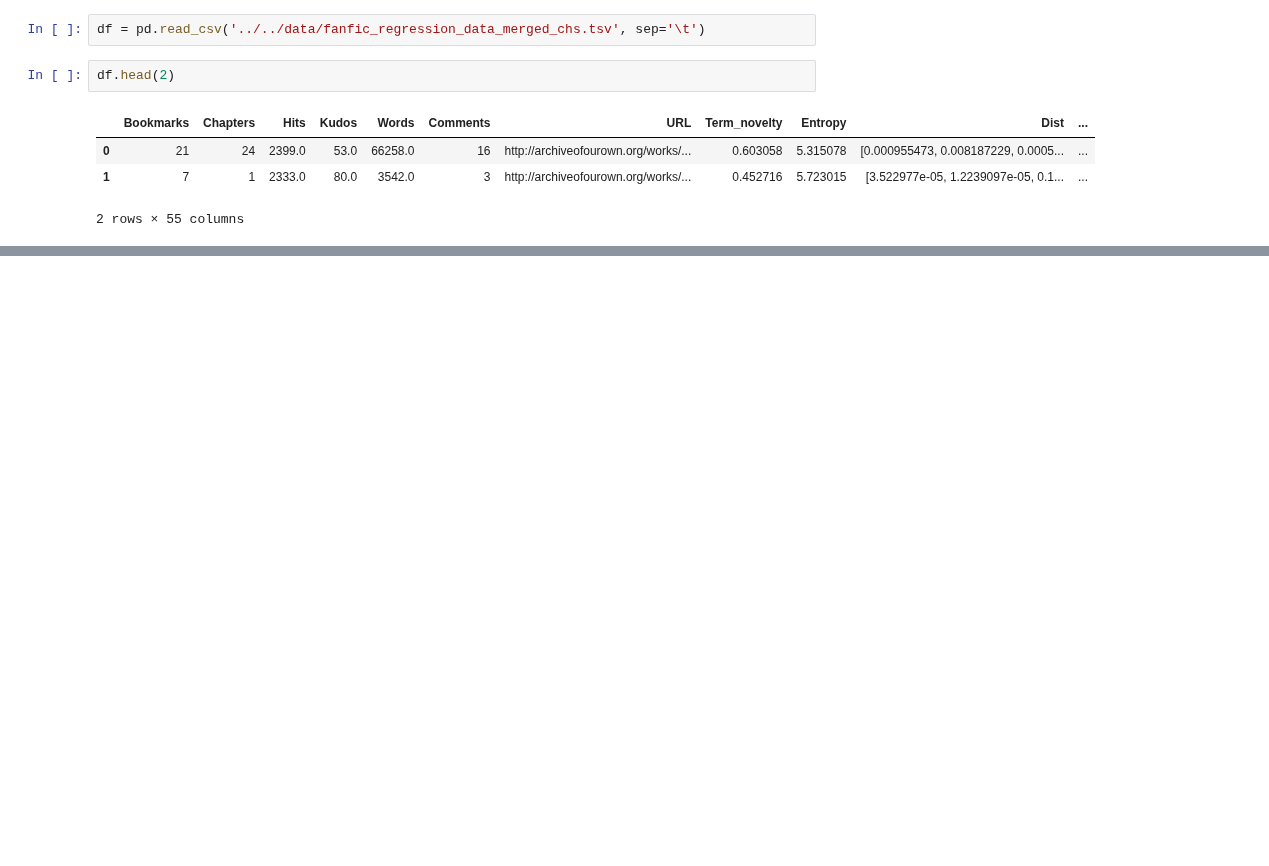
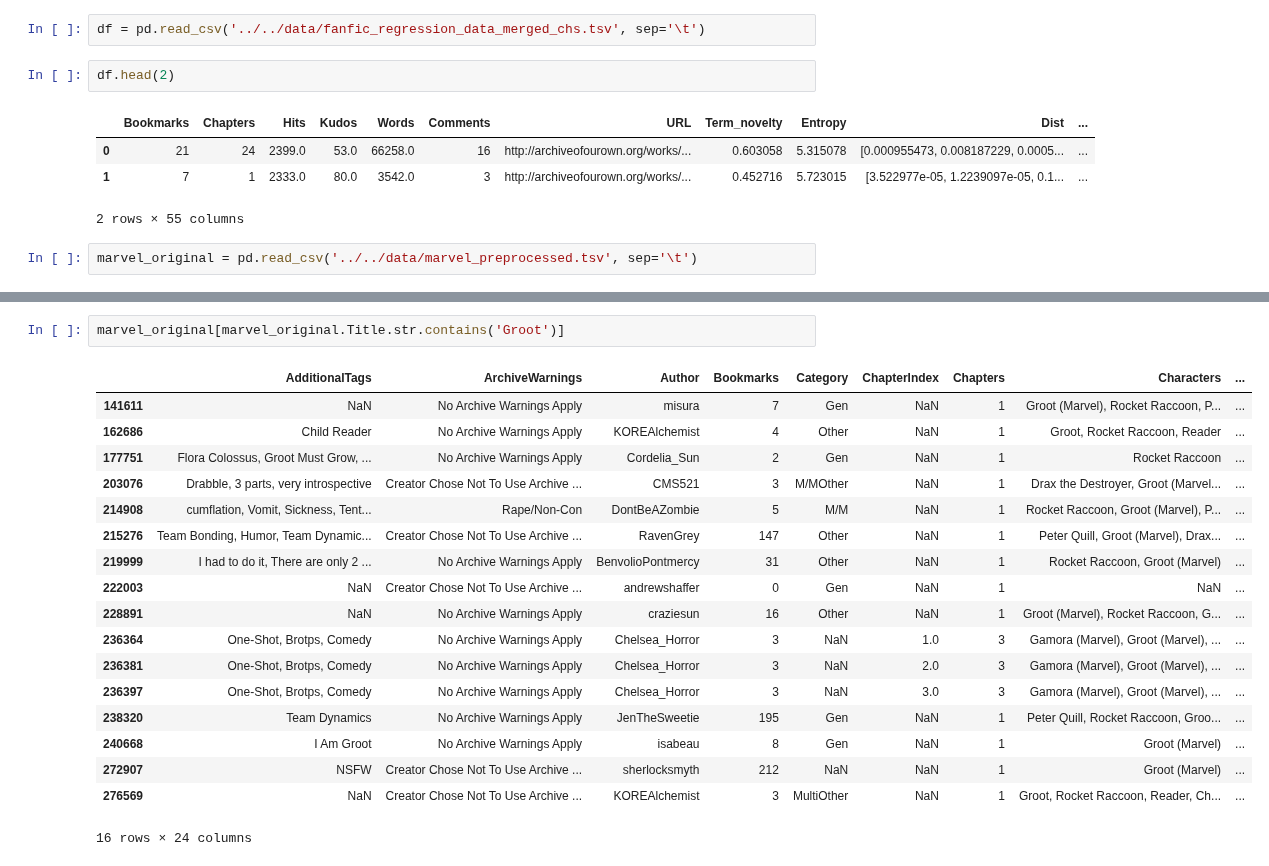
Before and after one commit to yzjing/ao3_old, a Jupyter notebook: exps/20190919_current_exps/high_novelty_histogram.ipynb, the cells around one changed output, grey strips where cells are left out. Saved outputs shown, nothing was run; the diff lists cells and outputs as text; blank space fills up the shorter version.

Commit message:
more look at original data

```diff
--- a/exps/20190919_current_exps/high_novelty_histogram.ipynb
+++ b/exps/20190919_current_exps/high_novelty_histogram.ipynb
@@ -143,3 +167,5 @@ df.head(2)
 | 0 | 21 | 24 | 2399.0 | 53.0 | 66258.0 | 16 | http://archiveofourown.org/works/... | 0.603058 | 5.315078 | [0.000955473, 0.008187229, 0.0005... | ... |
 | 1 | 7 | 1 | 2333.0 | 80.0 | 3542.0 | 3 | http://archiveofourown.org/works/... | 0.452716 | 5.723015 | [3.522977e-05, 1.2239097e-05, 0.1... | ... |
 2 rows × 55 columns
+# %%
+marvel_original = pd.read_csv('../../data/marvel_preprocessed.tsv', sep='\t')
@@ -145,0 +183,21 @@ df.head(2)
+# %%
+marvel_original[marvel_original.Title.str.contains('Groot')]
+# %% [output]
+|  | AdditionalTags | ArchiveWarnings | Author | Bookmarks | Category | ChapterIndex | Chapters | Characters | ... |
+| 141611 | NaN | No Archive Warnings Apply | misura | 7 | Gen | NaN | 1 | Groot (Marvel), Rocket Raccoon, P... | ... |
+| 162686 | Child Reader | No Archive Warnings Apply | KOREAlchemist | 4 | Other | NaN | 1 | Groot, Rocket Raccoon, Reader | ... |
+| 177751 | Flora Colossus, Groot Must Grow, ... | No Archive Warnings Apply | Cordelia_Sun | 2 | Gen | NaN | 1 | Rocket Raccoon | ... |
+| 203076 | Drabble, 3 parts, very introspective | Creator Chose Not To Use Archive ... | CMS521 | 3 | M/MOther | NaN | 1 | Drax the Destroyer, Groot (Marvel... | ... |
+| 214908 | cumflation, Vomit, Sickness, Tent... | Rape/Non-Con | DontBeAZombie | 5 | M/M | NaN | 1 | Rocket Raccoon, Groot (Marvel), P... | ... |
+| 215276 | Team Bonding, Humor, Team Dynamic... | Creator Chose Not To Use Archive ... | RavenGrey | 147 | Other | NaN | 1 | Peter Quill, Groot (Marvel), Drax... | ... |
+| 219999 | I had to do it, There are only 2 ... | No Archive Warnings Apply | BenvolioPontmercy | 31 | Other | NaN | 1 | Rocket Raccoon, Groot (Marvel) | ... |
+| 222003 | NaN | Creator Chose Not To Use Archive ... | andrewshaffer | 0 | Gen | NaN | 1 | NaN | ... |
+| 228891 | NaN | No Archive Warnings Apply | craziesun | 16 | Other | NaN | 1 | Groot (Marvel), Rocket Raccoon, G... | ... |
+| 236364 | One-Shot, Brotps, Comedy | No Archive Warnings Apply | Chelsea_Horror | 3 | NaN | 1.0 | 3 | Gamora (Marvel), Groot (Marvel), ... | ... |
+| 236381 | One-Shot, Brotps, Comedy | No Archive Warnings Apply | Chelsea_Horror | 3 | NaN | 2.0 | 3 | Gamora (Marvel), Groot (Marvel), ... | ... |
+| 236397 | One-Shot, Brotps, Comedy | No Archive Warnings Apply | Chelsea_Horror | 3 | NaN | 3.0 | 3 | Gamora (Marvel), Groot (Marvel), ... | ... |
+| 238320 | Team Dynamics | No Archive Warnings Apply | JenTheSweetie | 195 | Gen | NaN | 1 | Peter Quill, Rocket Raccoon, Groo... | ... |
+| 240668 | I Am Groot | No Archive Warnings Apply | isabeau | 8 | Gen | NaN | 1 | Groot (Marvel) | ... |
+| 272907 | NSFW | Creator Chose Not To Use Archive ... | sherlocksmyth | 212 | NaN | NaN | 1 | Groot (Marvel) | ... |
+| 276569 | NaN | Creator Chose Not To Use Archive ... | KOREAlchemist | 3 | MultiOther | NaN | 1 | Groot, Rocket Raccoon, Reader, Ch... | ... |
+16 rows × 24 columns
```
Also changed, not shown: parts of 9 cells of this notebook, 2 other files.
